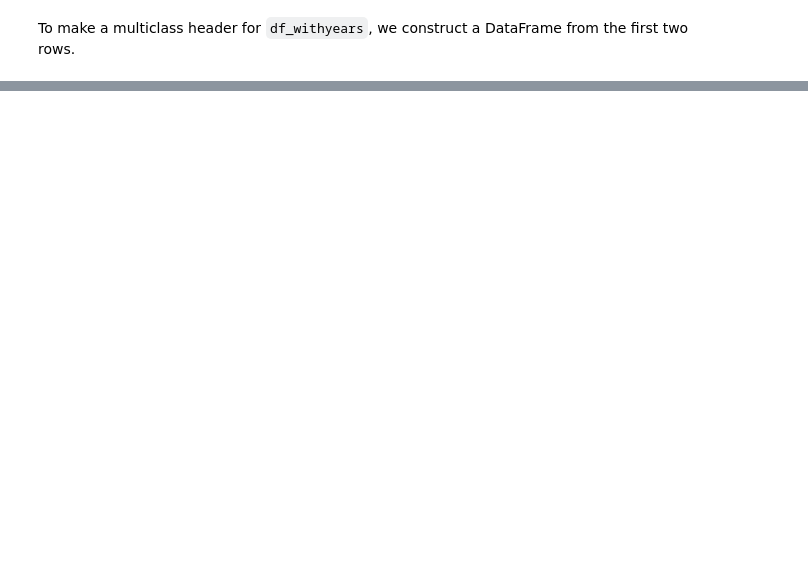
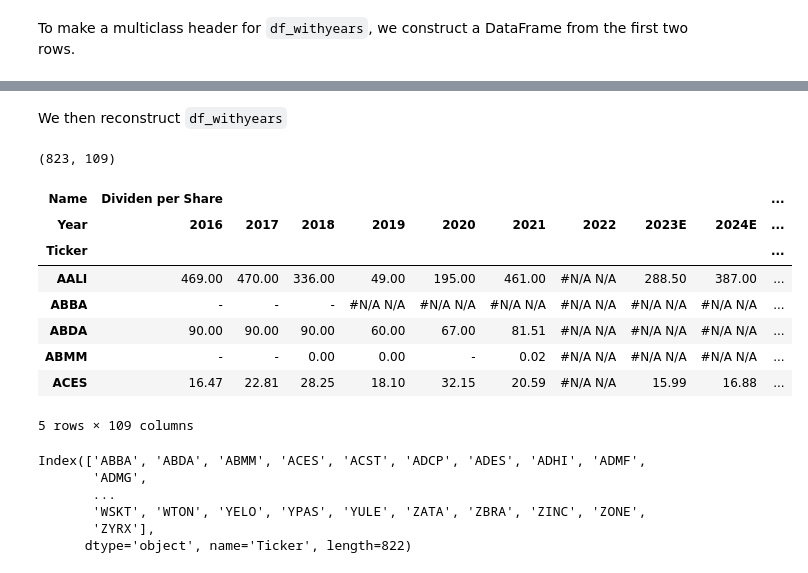
Before and after one commit to thariqziyad/PythonCourse2023, a Jupyter notebook: Test_Analysis.ipynb, the cells around one changed output, grey strips where cells are left out. Drawn from its saved outputs; the diff is of its cells as text; code cells hidden in the pictures; blank space fills up the shorter version.

```diff
--- a/Test_Analysis.ipynb
+++ b/Test_Analysis.ipynb
@@ -110,0 +104,3 @@ for i,j in zip(index_one.iloc[0],index_one.iloc[1]):
+# %%
+index_one = df_withyears.iloc[:2,:].set_axis(['Name','Year']).ffill(axis=1)
+index_one
@@ -110,0 +112,31 @@ for i,j in zip(index_one.iloc[0],index_one.iloc[1]):
+# %% [markdown]
+We then reconstruct `df_withyears`
+# %%
+mult_header = pd.MultiIndex.from_frame(index_one.T)
+data = df_withyears.T
+data.index = mult_header
+
+df_years = data.T.iloc[2:,:]
+df_years.index.names = [df_noyears.index[1]]
+print(df_years.shape)
+df_years.head()
+# %% [output]
+(823, 109)
+| Name | Dividen per Share |  |  |  |  |  |  |  |  | ... |
+| Year | 2016 | 2017 | 2018 | 2019 | 2020 | 2021 | 2022 | 2023E | 2024E | ... |
+| Ticker |  |  |  |  |  |  |  |  |  | ... |
+| AALI | 469.00 | 470.00 | 336.00 | 49.00 | 195.00 | 461.00 | #N/A N/A | 288.50 | 387.00 | ... |
+| ABBA | - | - | - | #N/A N/A | #N/A N/A | #N/A N/A | #N/A N/A | #N/A N/A | #N/A N/A | ... |
+| ABDA | 90.00 | 90.00 | 90.00 | 60.00 | 67.00 | 81.51 | #N/A N/A | #N/A N/A | #N/A N/A | ... |
+| ABMM | - | - | 0.00 | 0.00 | - | 0.02 | #N/A N/A | #N/A N/A | #N/A N/A | ... |
+| ACES | 16.47 | 22.81 | 28.25 | 18.10 | 32.15 | 20.59 | #N/A N/A | 15.99 | 16.88 | ... |
+5 rows × 109 columns
+# %%
+df_years.index
+# %% [output]
+Index(['ABBA', 'ABDA', 'ABMM', 'ACES', 'ACST', 'ADCP', 'ADES', 'ADHI', 'ADMF',
+       'ADMG',
+       ...
+       'WSKT', 'WTON', 'YELO', 'YPAS', 'YULE', 'ZATA', 'ZBRA', 'ZINC', 'ZONE',
+       'ZYRX'],
+      dtype='object', name='Ticker', length=822)
```
Also changed, not shown: parts of 5 cells of this notebook.
